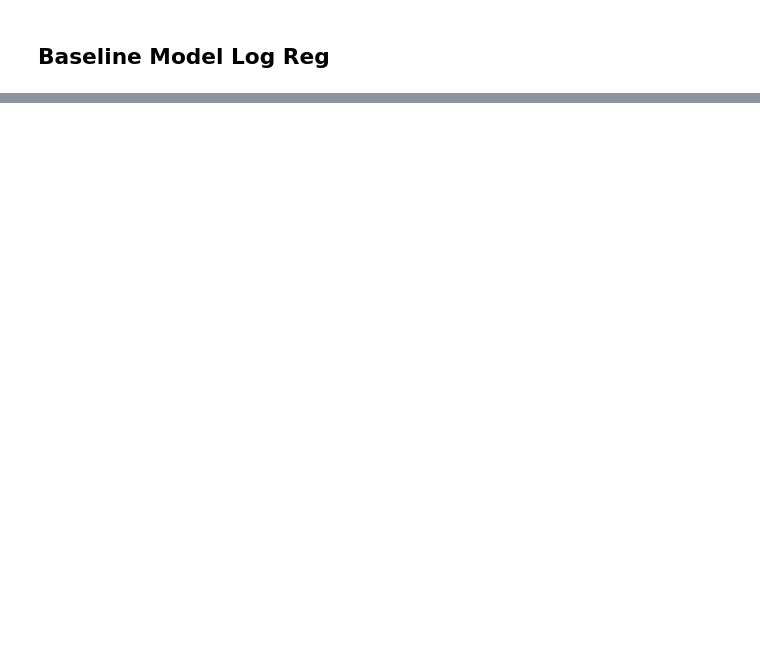
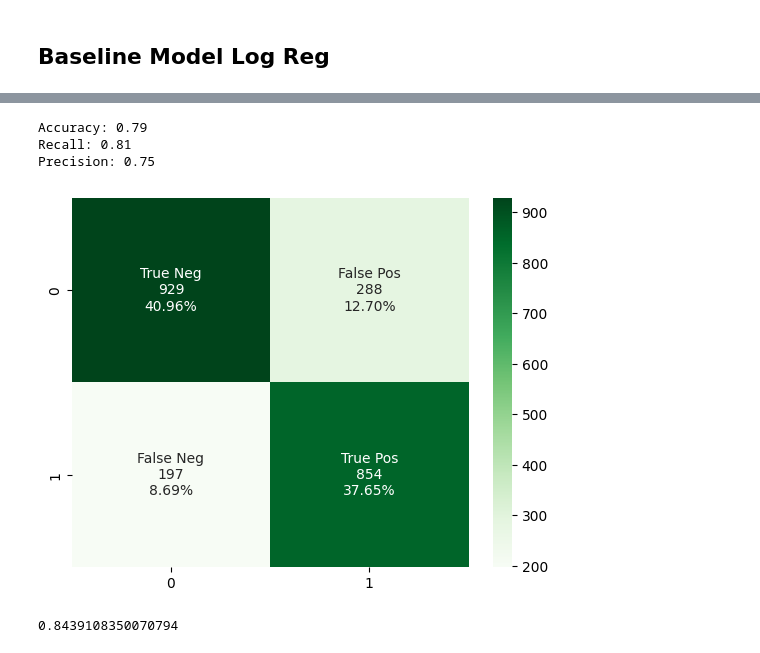
Before and after one commit to scheinmensch/Infringement_Detection_on_Airbnb, a Jupyter notebook: notebooks/Modelling.ipynb, the cells around one changed output, grey strips where cells are left out. Cells and saved outputs as stored; diff of their text form; code cells hidden in the pictures; blank space fills up the shorter version.

Commit message:
baseline model finished

```diff
--- a/notebooks/Modelling.ipynb
+++ b/notebooks/Modelling.ipynb
@@ -183,0 +219,10 @@ cat_features = list(X_train.columns[X_train.dtypes==object])
+# %%
+param_logreg_bl = {'logreg__penalty':('l1','l2'),
+                'logreg__C': [0.001, 0.01, 0.1, 1, 10],
+                'logreg__solver': ['liblinear', 'lbfgs', 'sag'],
+               }
+
+grid_logreg_bl = GridSearchCV(pipe_logreg_bl, param_grid=param_logreg_bl, cv=5, scoring='precision',
+                           verbose=5, n_jobs=-1)
+# %%
+grid_logreg_bl.fit(X_train, y_train)
@@ -183,0 +272,3 @@ cat_features = list(X_train.columns[X_train.dtypes==object])
+# %%
+baselinemodel = grid_logreg_bl.best_estimator_
+baselinemodel
@@ -183,0 +285,22 @@ cat_features = list(X_train.columns[X_train.dtypes==object])
+# %%
+y_test_predicted_bl = baselinemodel.predict(X_test)
+print("Accuracy: {:.2f}".format(accuracy_score(y_test, y_test_predicted_bl)))
+print("Recall: {:.2f}".format(recall_score(y_test, y_test_predicted_bl)))
+print("Precision: {:.2f}".format(precision_score(y_test, y_test_predicted_bl)))
+# %% [output]
+Accuracy: 0.79
+Recall: 0.81
+Precision: 0.75
+# %%
+cfm_bl = confusion_matrix(y_test, y_test_predicted_bl)
+group_names = ['True Neg','False Pos','False Neg','True Pos']
+group_counts = ['{0:0.0f}'.format(value) for value in
+                cfm_bl.flatten()]
+group_percentages = ['{0:.2%}'.format(value) for value in
+                     cfm_bl.flatten()/np.sum(cfm_bl)]
+labels = [f'{v1}\n{v2}\n{v3}' for v1, v2, v3 in
+          zip(group_names,group_counts,group_percentages)]
+labels = np.asarray(labels).reshape(2,2)
+sns.heatmap(cfm_bl, annot=labels, fmt='', cmap='Greens');
+# %% [output]
+[figure, added]
@@ -183,0 +311,5 @@ cat_features = list(X_train.columns[X_train.dtypes==object])
+# %%
+bl_auc = roc_auc_score(y_test, y_test_proba_bl)
+bl_auc
+# %% [output]
+0.8439108350070794
```
Also changed, not shown: parts of 14 cells of this notebook.
